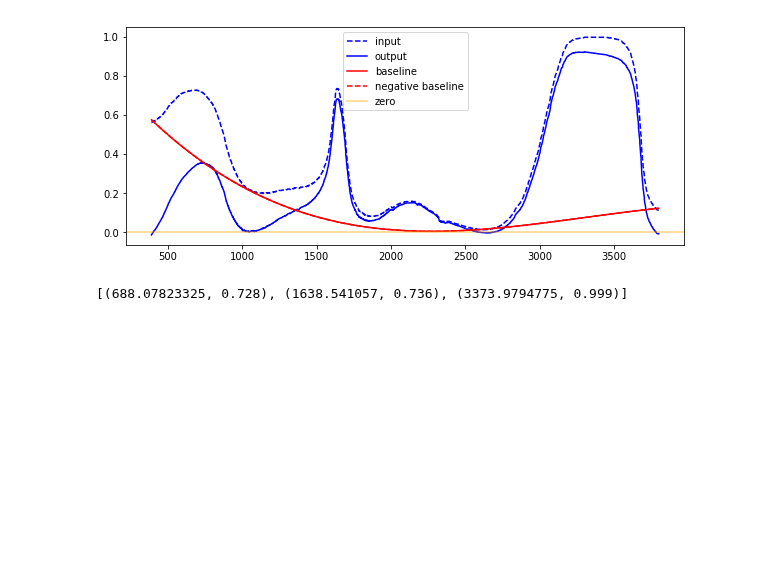
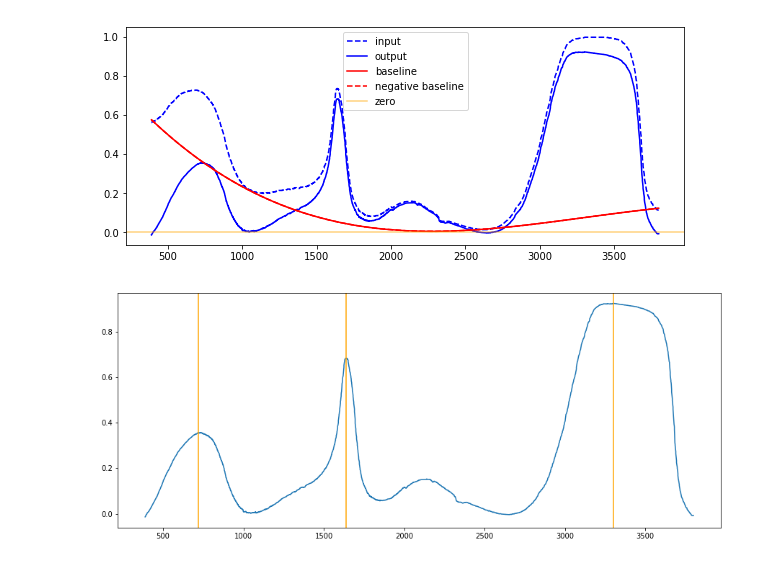
Before and after one commit to raman-noodles/Raman-noodles, a Jupyter notebook: examples/spectrafit_example.ipynb, the cells around one changed output. Saved outputs shown, nothing was run; the diff lists cells and outputs as text; code cells hidden in the pictures; blank space fills up the shorter version.

```diff
--- a/examples/spectrafit_example.ipynb
+++ b/examples/spectrafit_example.ipynb
@@ -31,11 +28,3 @@ print(data_range,max(x_data),min(x_data))
 y_data = spectrafit.subtract_baseline(y_data, deg=3, plot=True, x_data=x_data)
 # %% [output]
 [figure]
-# %%
-# detect peaks
-peaks = spectrafit.find_peaks(x_data, y_data, thres=0.25, min_dist=50)
-# from operator import itemgetter
-#peaks = sorted(peaks, key=itemgetter(1), reverse=True)[:5]
-peaks
-# %% [output]
-[(688.07823325, 0.728), (1638.541057, 0.736), (3373.9794775, 0.999)]
@@ -42,8 +34,10 @@ peaks
 # %%
-# fig = plt.figure(figsize=(15,6))
-# plt.plot(x_data, y_data)
-# for i in range(len(peaks)):
-#     plt.axvline(x=peaks[i][0], color='orange')
+fig = plt.figure(figsize=(15,6))
+plt.plot(x_data, y_data)
+for i in peak_list[0]:
+    plt.axvline(x=x_data[i], color='orange')
+# %% [output]
+[figure, added]
 # %%
 # assign parameters for least squares fit
 mod, pars = spectrafit.lorentz_params(peaks)
```
Also changed, not shown: parts of 26 cells of this notebook, 1 other file.
